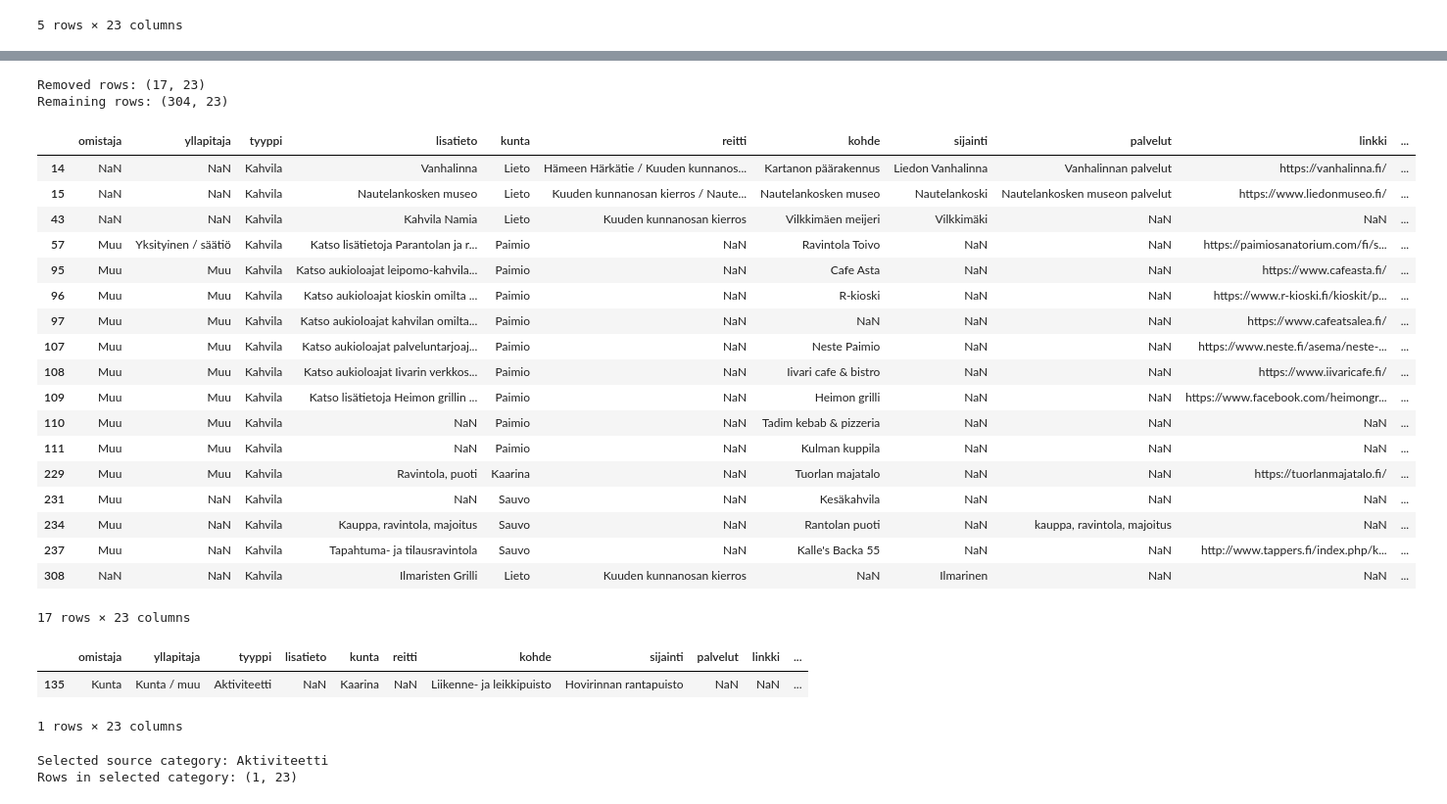
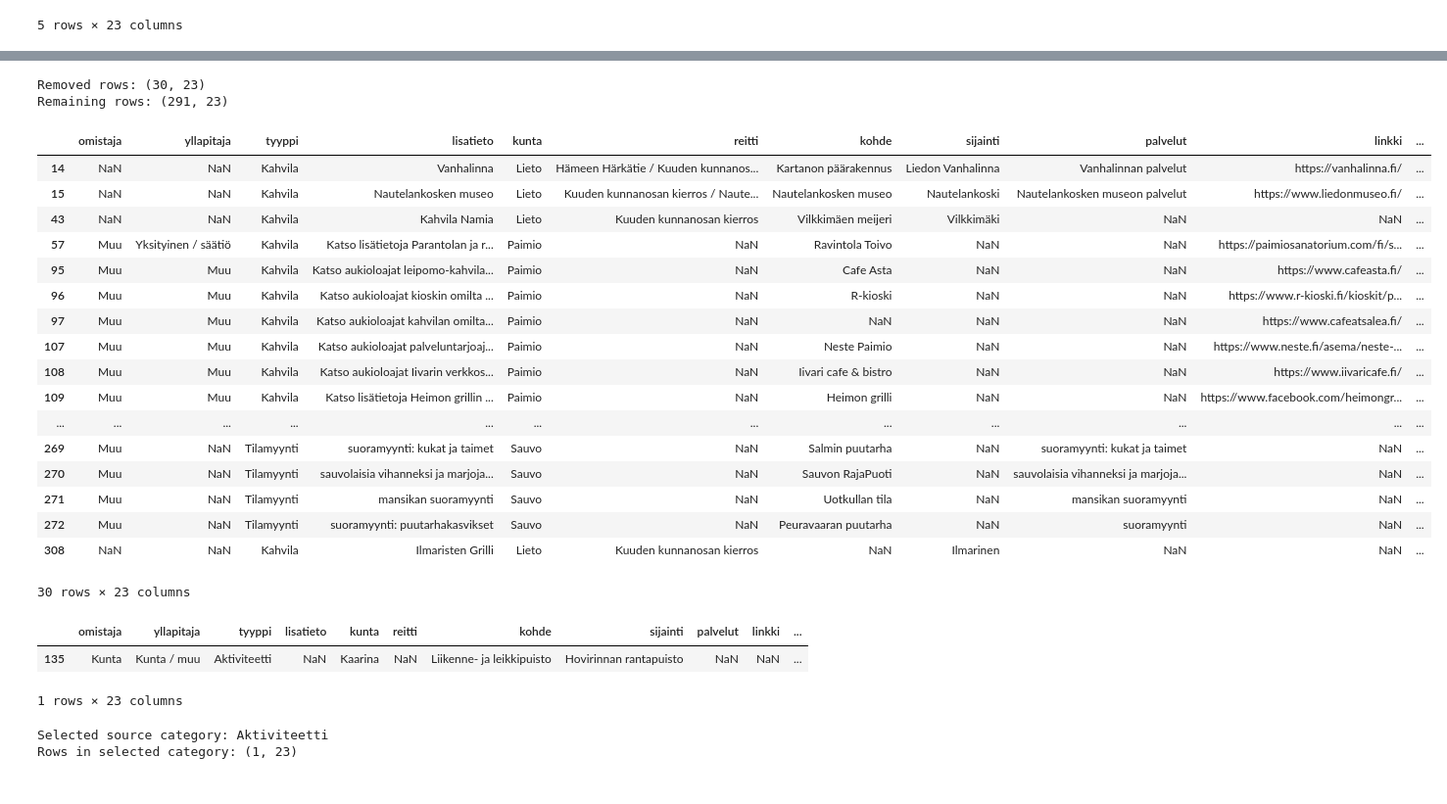
Before and after one commit to Lounaispaikka/digiretki_to_lipas, a Jupyter notebook: notebooks_with_example_data/mapping/mapping.ipynb, the cells around one changed output, grey strips where cells are left out. Shown at 98% size. Cells and saved outputs as stored; diff of their text form; code cells hidden in the pictures.

```diff
--- a/notebooks_with_example_data/mapping/mapping.ipynb
+++ b/notebooks_with_example_data/mapping/mapping.ipynb
@@ -170,39 +170,38 @@ Rows needing category review: (18, 23)
 # %%
 # EDIT IF NEEDED
 # Add one or many unwanted original data categories to remove
 
-types_to_remove = ["Kahvila"]
+types_to_remove = ["Kahvila", "Tilamyynti"]
 
 removed_category_rows_df = clean_df[clean_df[SOURCE_TYPE_COL].isin(types_to_remove)].copy()
 clean_df = clean_df[~clean_df[SOURCE_TYPE_COL].isin(types_to_remove)].copy()
 
 print("Removed rows:", removed_category_rows_df.shape)
 print("Remaining rows:", clean_df.shape)
 
 display(removed_category_rows_df)
 display(clean_df.loc[clean_df[MAP_NEEDS_CHECK_COL] == True])
 # %% [output]
-Removed rows: (17, 23)
-Remaining rows: (304, 23)
+Removed rows: (30, 23)
+Remaining rows: (291, 23)
 |  | omistaja | yllapitaja | tyyppi | lisatieto | kunta | reitti | kohde | sijainti | palvelut | linkki | ... |
 | 14 | NaN | NaN | Kahvila | Vanhalinna | Lieto | Hämeen Härkätie / Kuuden kunnanos... | Kartanon päärakennus | Liedon Vanhalinna | Vanhalinnan palvelut | https://vanhalinna.fi/ | ... |
 | 15 | NaN | NaN | Kahvila | Nautelankosken museo | Lieto | Kuuden kunnanosan kierros / Naute... | Nautelankosken museo | Nautelankoski | Nautelankosken museon palvelut | https://www.liedonmuseo.fi/ | ... |
 | 43 | NaN | NaN | Kahvila | Kahvila Namia | Lieto | Kuuden kunnanosan kierros | Vilkkimäen meijeri | Vilkkimäki | NaN | NaN | ... |
 | 57 | Muu | Yksityinen / säätiö | Kahvila | Katso lisätietoja Parantolan ja r... | Paimio | NaN | Ravintola Toivo | NaN | NaN | https://paimiosanatorium.com/fi/s... | ... |
 | 95 | Muu | Muu | Kahvila | Katso aukioloajat leipomo-kahvila... | Paimio | NaN | Cafe Asta | NaN | NaN | https://www.cafeasta.fi/ | ... |
 | 96 | Muu | Muu | Kahvila | Katso aukioloajat kioskin omilta ... | Paimio | NaN | R-kioski | NaN | NaN | https://www.r-kioski.fi/kioskit/p... | ... |
 | 97 | Muu | Muu | Kahvila | Katso aukioloajat kahvilan omilta... | Paimio | NaN | NaN | NaN | NaN | https://www.cafeatsalea.fi/ | ... |
 | 107 | Muu | Muu | Kahvila | Katso aukioloajat palveluntarjoaj... | Paimio | NaN | Neste Paimio | NaN | NaN | https://www.neste.fi/asema/neste-... | ... |
 | 108 | Muu | Muu | Kahvila | Katso aukioloajat Iivarin verkkos... | Paimio | NaN | Iivari cafe & bistro | NaN | NaN | https://www.iivaricafe.fi/ | ... |
 | 109 | Muu | Muu | Kahvila | Katso lisätietoja Heimon grillin ... | Paimio | NaN | Heimon grilli | NaN | NaN | https://www.facebook.com/heimongr... | ... |
-| 110 | Muu | Muu | Kahvila | NaN | Paimio | NaN | Tadim kebab & pizzeria | NaN | NaN | NaN | ... |
-| 111 | Muu | Muu | Kahvila | NaN | Paimio | NaN | Kulman kuppila | NaN | NaN | NaN | ... |
-| 229 | Muu | Muu | Kahvila | Ravintola, puoti | Kaarina | NaN | Tuorlan majatalo | NaN | NaN | https://tuorlanmajatalo.fi/ | ... |
-| 231 | Muu | NaN | Kahvila | NaN | Sauvo | NaN | Kesäkahvila | NaN | NaN | NaN | ... |
-| 234 | Muu | NaN | Kahvila | Kauppa, ravintola, majoitus | Sauvo | NaN | Rantolan puoti | NaN | kauppa, ravintola, majoitus | NaN | ... |
-| 237 | Muu | NaN | Kahvila | Tapahtuma- ja tilausravintola | Sauvo | NaN | Kalle's Backa 55 | NaN | NaN | http://www.tappers.fi/index.php/k... | ... |
+| ... | ... | ... | ... | ... | ... | ... | ... | ... | ... | ... | ... |
+| 269 | Muu | NaN | Tilamyynti | suoramyynti: kukat ja taimet | Sauvo | NaN | Salmin puutarha | NaN | suoramyynti: kukat ja taimet | NaN | ... |
+| 270 | Muu | NaN | Tilamyynti | sauvolaisia vihanneksi ja marjoja... | Sauvo | NaN | Sauvon RajaPuoti | NaN | sauvolaisia vihanneksi ja marjoja... | NaN | ... |
+| 271 | Muu | NaN | Tilamyynti | mansikan suoramyynti | Sauvo | NaN | Uotkullan tila | NaN | mansikan suoramyynti | NaN | ... |
+| 272 | Muu | NaN | Tilamyynti | suoramyynti: puutarhakasvikset | Sauvo | NaN | Peuravaaran puutarha | NaN | suoramyynti | NaN | ... |
 | 308 | NaN | NaN | Kahvila | Ilmaristen Grilli | Lieto | Kuuden kunnanosan kierros | NaN | Ilmarinen | NaN | NaN | ... |
-17 rows × 23 columns
+30 rows × 23 columns
 |  | omistaja | yllapitaja | tyyppi | lisatieto | kunta | reitti | kohde | sijainti | palvelut | linkki | ... |
 | 135 | Kunta | Kunta / muu | Aktiviteetti | NaN | Kaarina | NaN | Liikenne- ja leikkipuisto | Hovirinnan rantapuisto | NaN | NaN | ... |
 1 rows × 23 columns
```
Also changed, not shown: parts of 9 cells of this notebook, 2 other files.
